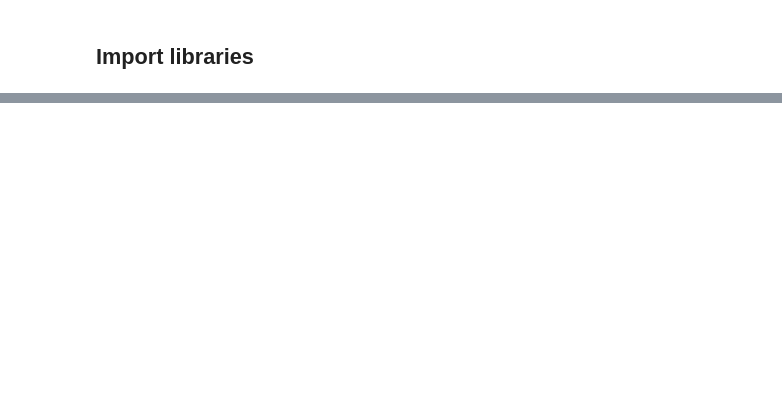
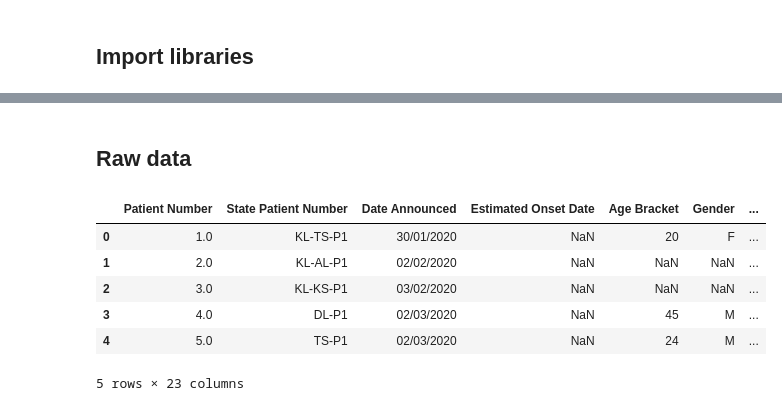
Before and after one commit to imdevskp/covid-19-india-data, a Jupyter notebook: api.ipynb, the cells around one changed output, grey strips where cells are left out. Cells and saved outputs as stored; diff of their text form; code cells hidden in the pictures; blank space fills up the shorter version.

```diff
--- a/api.ipynb
+++ b/api.ipynb
@@ -725,0 +20,27 @@ district_level.to_csv('district_level_latest.csv', index=False)
+# %% [markdown]
+## Raw data
+# %%
+# read data
+raw_1 = pd.read_csv('https://api.covid19india.org/csv/latest/raw_data1.csv')
+raw_2 = pd.read_csv('https://api.covid19india.org/csv/latest/raw_data2.csv')
+raw_3 = pd.read_csv('https://api.covid19india.org/csv/latest/raw_data3.csv')
+raw_4 = pd.read_csv('https://api.covid19india.org/csv/latest/raw_data4.csv')
+raw_5 = pd.read_csv('https://api.covid19india.org/csv/latest/raw_data5.csv')
+raw_6 = pd.read_csv('https://api.covid19india.org/csv/latest/raw_data6.csv')
+
+# concatenate dfs
+full_data = pd.concat([raw_1, raw_2, raw_3, raw_4, raw_5, raw_6])
+
+# save to csv`
+full_data.to_csv('patients_data.csv', index=False)
+
+# first few rows
+full_data.head()
+# %% [output]
+|  | Patient Number | State Patient Number | Date Announced | Estimated Onset Date | Age Bracket | Gender | ... |
+| 0 | 1.0 | KL-TS-P1 | 30/01/2020 | NaN | 20 | F | ... |
+| 1 | 2.0 | KL-AL-P1 | 02/02/2020 | NaN | NaN | NaN | ... |
+| 2 | 3.0 | KL-KS-P1 | 03/02/2020 | NaN | NaN | NaN | ... |
+| 3 | 4.0 | DL-P1 | 02/03/2020 | NaN | 45 | M | ... |
+| 4 | 5.0 | TS-P1 | 02/03/2020 | NaN | 24 | M | ... |
+5 rows × 23 columns
```
Also changed, not shown: parts of 82 cells of this notebook, 8 other files.
